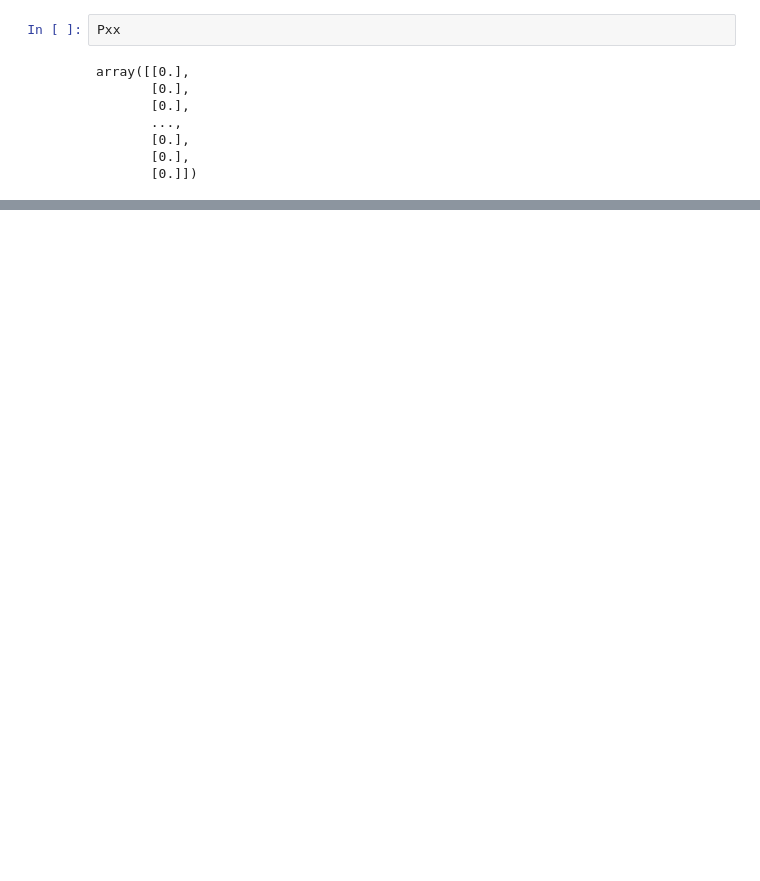
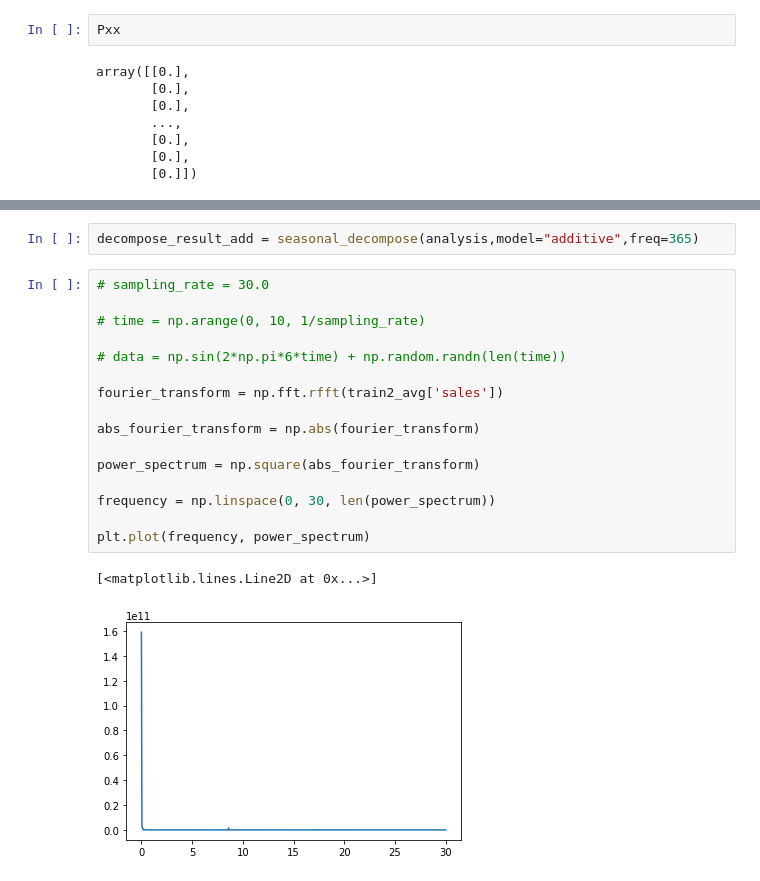
Before and after one commit to ndzadz/WTUM_12_2022, a Jupyter notebook: Modelling.ipynb, the cells around one changed output, grey strips where cells are left out. Cells and saved outputs as stored; diff of their text form; blank space fills up the shorter version.

```diff
--- a/Modelling.ipynb
+++ b/Modelling.ipynb
@@ -106,0 +132,21 @@ array([[0.],
+# %%
+decompose_result_add = seasonal_decompose(analysis,model="additive",freq=365)
+# %%
+# sampling_rate = 30.0
+
+# time = np.arange(0, 10, 1/sampling_rate)
+
+# data = np.sin(2*np.pi*6*time) + np.random.randn(len(time))
+
+fourier_transform = np.fft.rfft(train2_avg['sales'])
+
+abs_fourier_transform = np.abs(fourier_transform)
+
+power_spectrum = np.square(abs_fourier_transform)
+
+frequency = np.linspace(0, 30, len(power_spectrum))
+
+plt.plot(frequency, power_spectrum)
+# %% [output]
+[<matplotlib.lines.Line2D at 0x...>]
+[figure, added]
```
Also changed, not shown: parts of 8 cells of this notebook.
